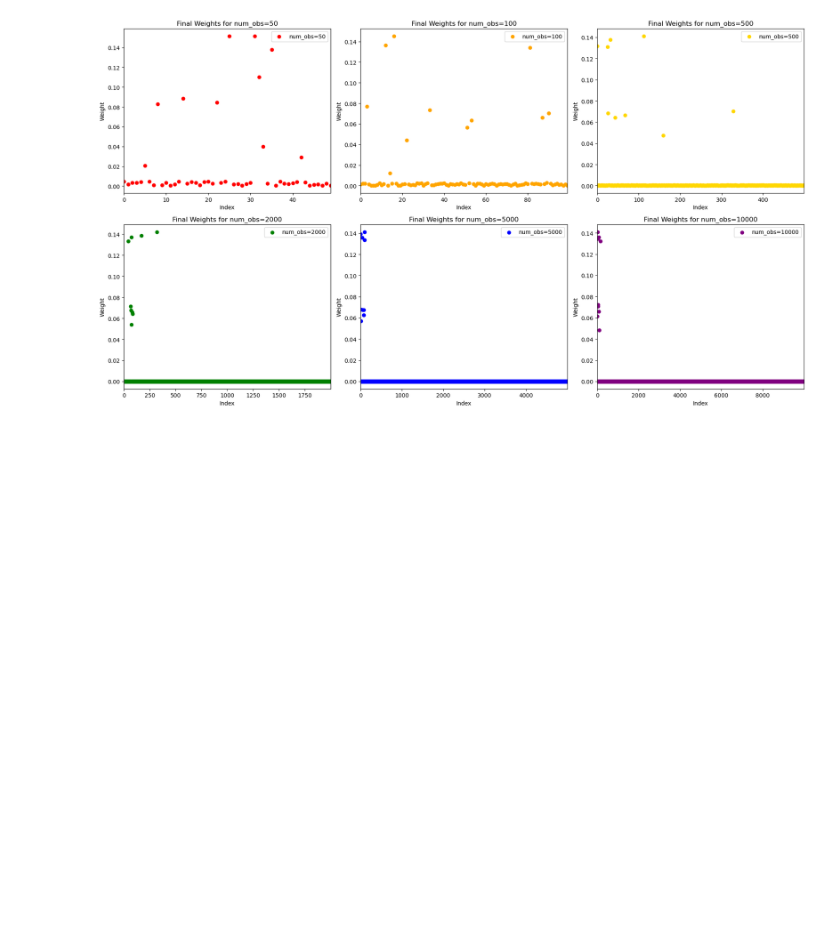
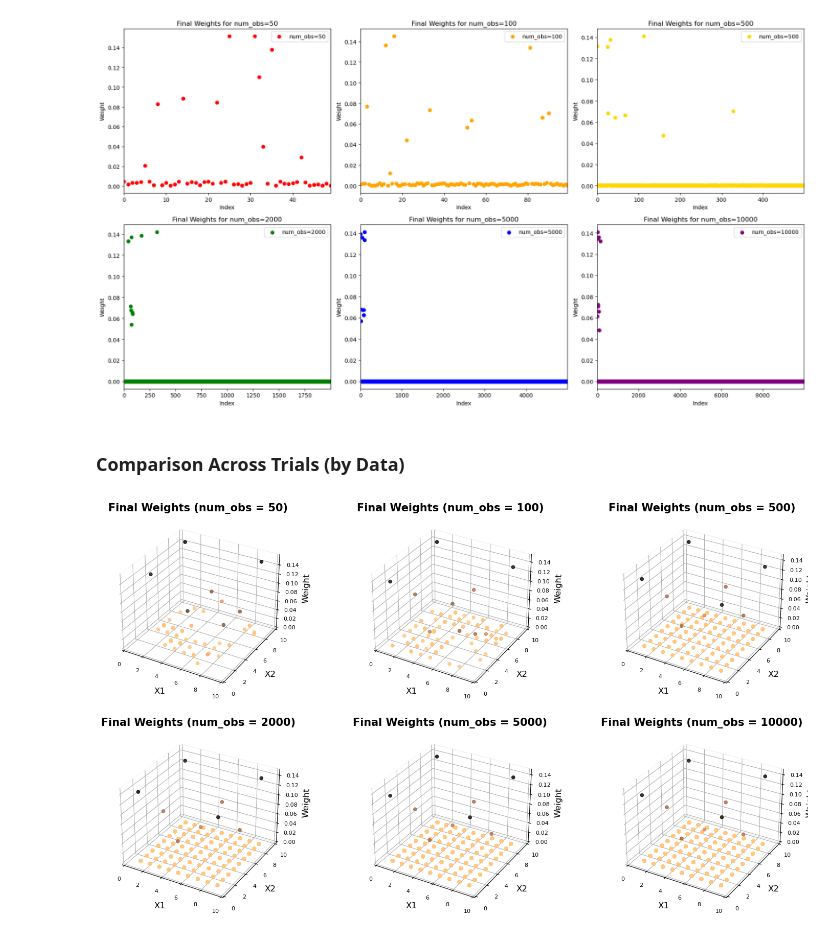
Before and after one commit to PhoebeQiKuang/Experimental-Design, a Jupyter notebook: Fedorov_Doptimal.ipynb, the cells around one changed output. Saved outputs shown, nothing was run; the diff lists cells and outputs as text; code cells hidden in the pictures; blank space fills up the shorter version.

```diff
--- a/Fedorov_Doptimal.ipynb
+++ b/Fedorov_Doptimal.ipynb
@@ -433,3 +435,5 @@ plt.tight_layout()
 plt.show()
 # %% [output]
 [figure]
+# %% [markdown]
+### Comparison Across Trials (by Data)
@@ -435,0 +467,33 @@ plt.show()
+# %%
+# --- Grid of 3D Plots ---
+num_obs_range = [50, 100, 500, 2000, 5000, 10000]
+fig = plt.figure(figsize=(18, 10))
+
+for i, num_obs in enumerate(num_obs_range):
+    final_weights, X1, X2 = run_experiment(num_obs)
+
+    ax = fig.add_subplot(2, 3, i + 1, projection='3d')
+    ax.set_facecolor('#ffffff')
+    ax.xaxis.pane.set_facecolor('#ffffff')
+    ax.yaxis.pane.set_facecolor('#ffffff')
+    ax.zaxis.pane.set_facecolor('#ffffff')
+    ax.grid(color=0.95, linestyle='.', linewidth=0.05)
+
+    # Scatter with colormap
+    norm_weights = final_weights / final_weights.max()
+    colors = matplotlib.colormaps.get_cmap("copper")(1-norm_weights)
+    ax.scatter(X1, X2, final_weights, c=colors, s=20, alpha=0.8)
+
+    # Axes labels and aesthetics
+    ax.set_title(f'Final Weights (num_obs = {num_obs})', fontsize=15, fontweight='bold')
+    ax.set_xlabel("X1", fontsize=12)
+    ax.set_ylabel("X2", fontsize=12)
+    ax.set_zlabel("Weight", fontsize=12)
+    ax.tick_params(axis='both', labelsize=8)
+    ax.set_xlim([0, 10])
+    ax.set_ylim([0, 10])
+    ax.set_zlim(bottom=0)
+
+plt.show()
+# %% [output]
+[figure, added]
```
Also changed, not shown: parts of 3 cells of this notebook, 1 other file.
